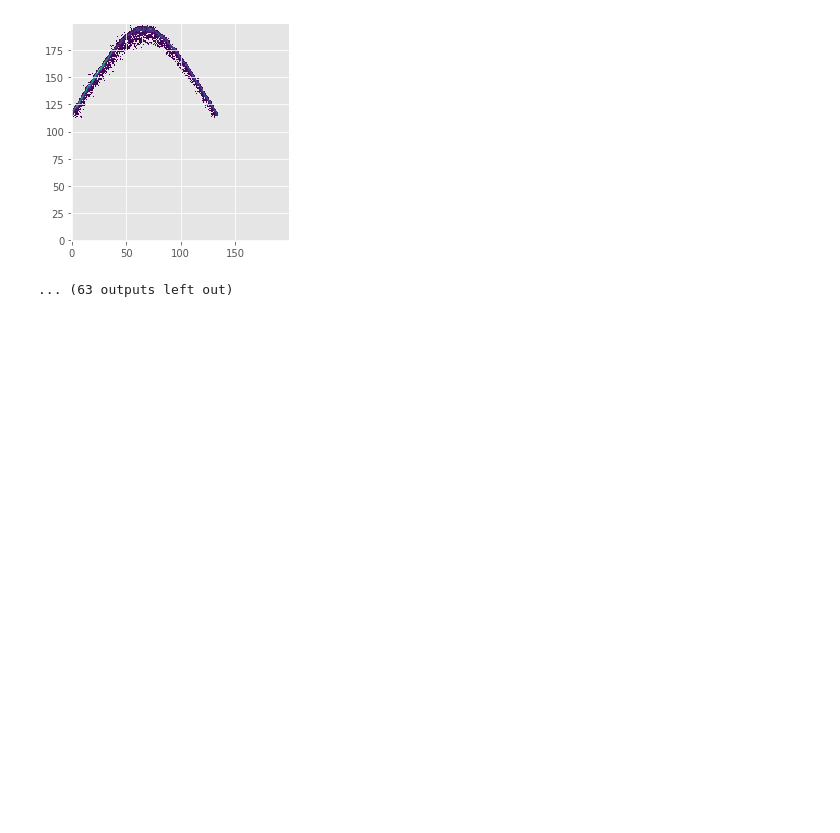
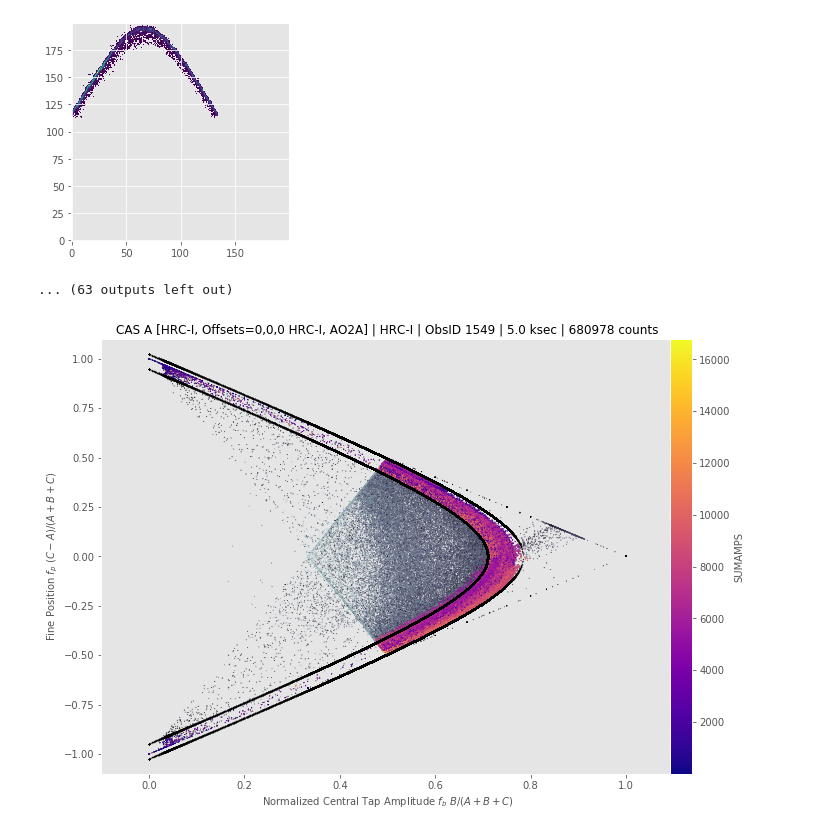
Before and after one commit to granttremblay/hyperscreen, a Jupyter notebook: notebooks/Otsu.ipynb, the cells around one changed output. Saved outputs shown, nothing was run; the diff lists cells and outputs as text; code cells hidden in the pictures; blank space fills up the shorter version.

```diff
--- a/notebooks/Otsu.ipynb
+++ b/notebooks/Otsu.ipynb
@@ -655,3 +663,7 @@ obs_sparse.hyperscreen()
 [figure]
 [figure]
 ... (63 outputs left out)
+# %%
+obs.boomerang(mask=obs.data['Hyperbola test passed'])
+# %% [output]
+[figure, added]
```
Also changed, not shown: parts of 3 cells of this notebook, 3 other files.
